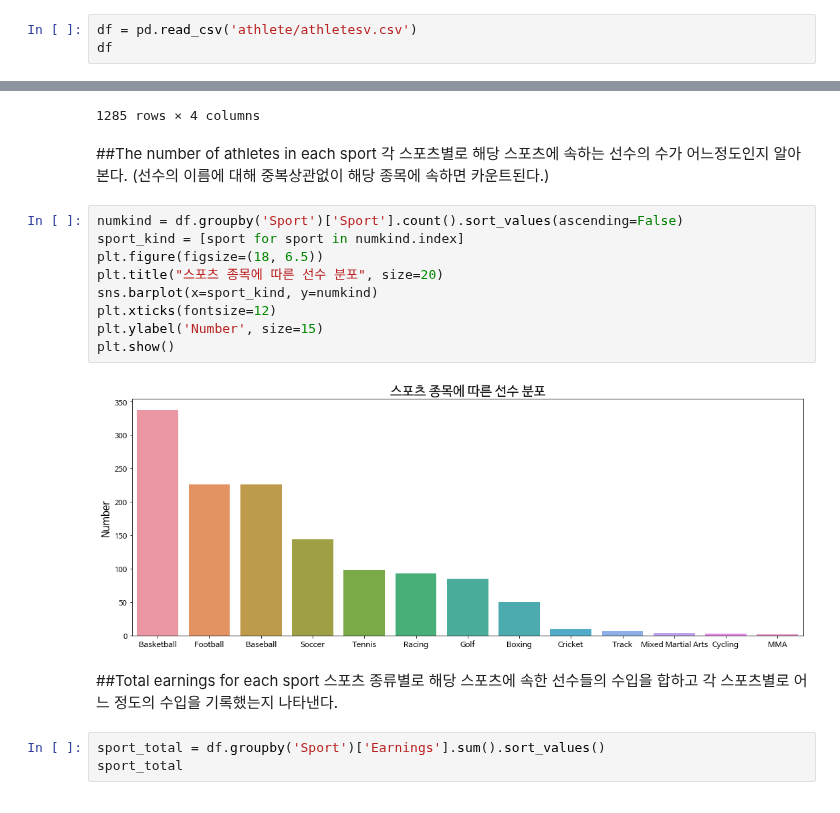
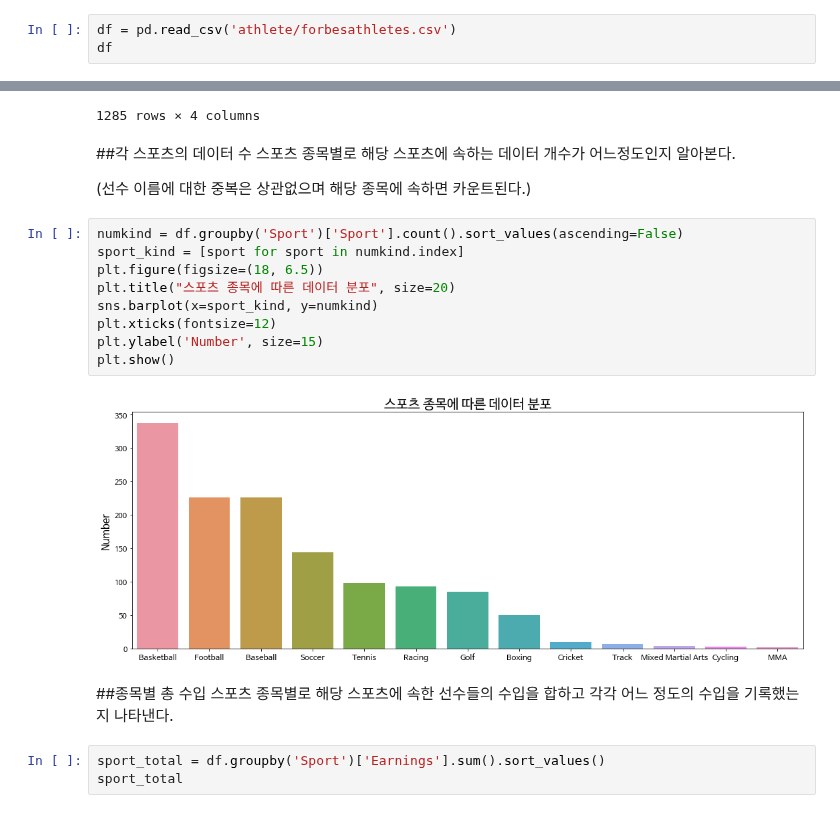
Before and after one commit to gjsin1105/DAP__, a Jupyter notebook: FinalProject.ipynb, the cells around one changed output, grey strips where cells are left out. Cells and saved outputs as stored; diff of their text form.

```diff
--- a/FinalProject.ipynb
+++ b/FinalProject.ipynb
@@ -24,7 +24,7 @@ plt.rc('font', family='NanumBarunGothic')
 # %% [markdown]
 연도에 따른 선수들의 수입 정도, 국적 그리고 해당 선수들이 속한 스포츠 종류에 대한 데이터가 있다.
 # %%
-df = pd.read_csv('athlete/athletesv.csv')
+df = pd.read_csv('athlete/forbesathletes.csv')
 df
 # %% [output]
 |  | Name | Earnings | Year | Sport |
@@ -41,23 +41,24 @@ df
 | 1284 | Lindsay Davenport | 6.0 | 2000 | Tennis |
 1285 rows × 4 columns
 # %% [markdown]
-##The number of athletes in each sport
-각 스포츠별로 해당 스포츠에 속하는 선수의 수가 어느정도인지 알아본다.
-(선수의 이름에 대해 중복상관없이 해당 종목에 속하면 카운트된다.)
+##각 스포츠의 데이터 수
+스포츠 종목별로 해당 스포츠에 속하는 데이터 개수가 어느정도인지 알아본다.
+
+(선수 이름에 대한 중복은 상관없으며 해당 종목에 속하면 카운트된다.)
 # %%
 numkind = df.groupby('Sport')['Sport'].count().sort_values(ascending=False)
 sport_kind = [sport for sport in numkind.index]
 plt.figure(figsize=(18, 6.5))
-plt.title("스포츠 종목에 따른 선수 분포", size=20)
+plt.title("스포츠 종목에 따른 데이터 분포", size=20)
 sns.barplot(x=sport_kind, y=numkind)
 plt.xticks(fontsize=12)
 plt.ylabel('Number', size=15)
 plt.show()
 # %% [output]
-[figure, old version]
+[figure, new version]
 # %% [markdown]
-##Total earnings for each sport
-스포츠 종류별로 해당 스포츠에 속한 선수들의 수입을 합하고 각 스포츠별로 어느 정도의 수입을 기록했는지 나타낸다.
+##종목별 총 수입
+스포츠 종목별로 해당 스포츠에 속한 선수들의 수입을 합하고 각각 어느 정도의 수입을 기록했는지 나타낸다.
 # %%
 sport_total = df.groupby('Sport')['Earnings'].sum().sort_values()
 sport_total
```
Also changed, not shown: parts of 11 cells of this notebook.
